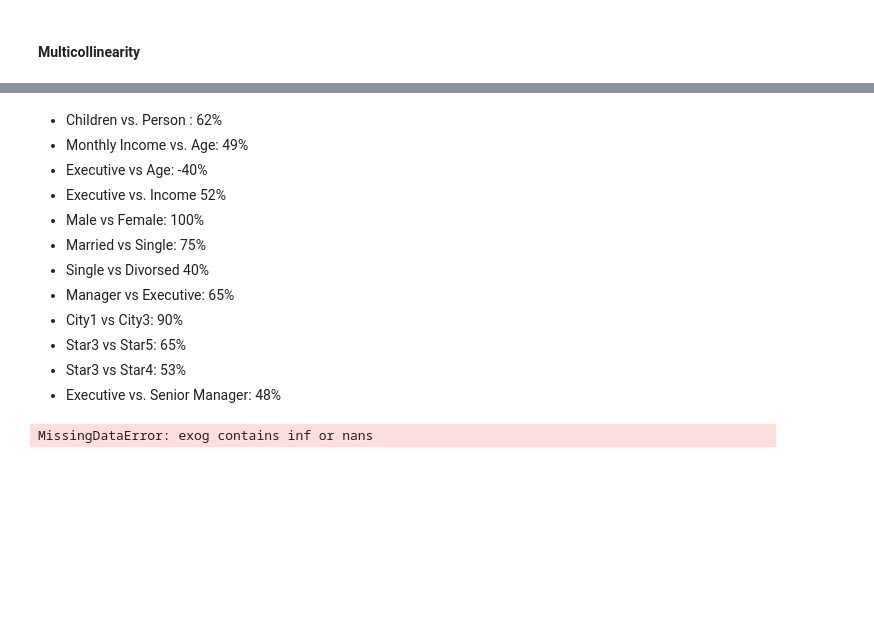
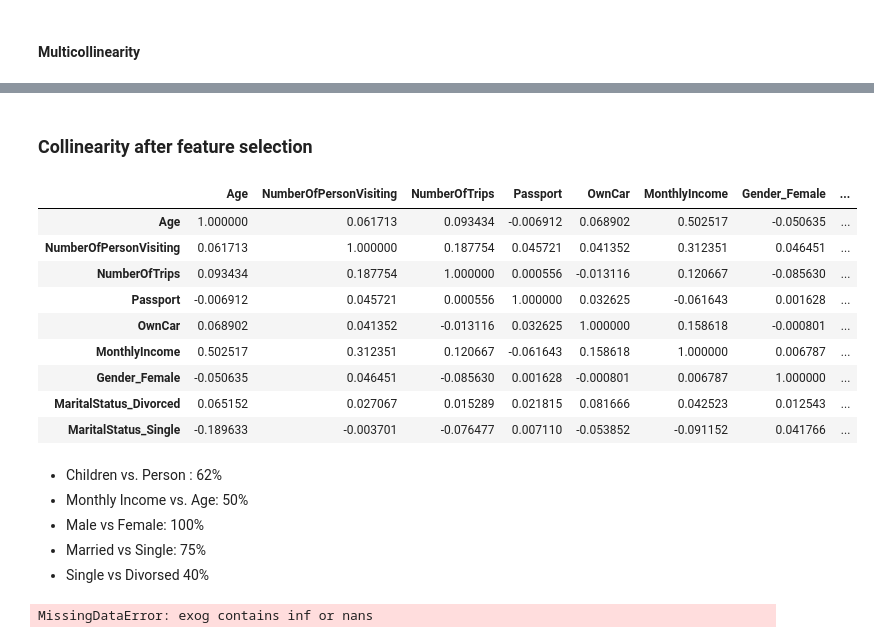
Before and after one commit to chabazite/Tourism_recommendations, a Jupyter notebook: notebooks/3.0_ASI_Modeling.ipynb, the cells around one changed output, grey strips where cells are left out. Drawn from its saved outputs; the diff is of its cells as text; code cells hidden in the pictures; blank space fills up the shorter version.

```diff
--- a/notebooks/3.0_ASI_Modeling.ipynb
+++ b/notebooks/3.0_ASI_Modeling.ipynb
@@ -269,16 +298,27 @@ corr.style.background_gradient(cmap='coolwarm')
+# %%
+X_sig = X_df[['Age', 'NumberOfPersonVisiting', 'NumberOfTrips', 'Passport', 'OwnCar','MonthlyIncome', 'Gender_Female','MaritalStatus_Divorced', 'MaritalStatus_Single']]
+# %% [markdown]
+### Collinearity after feature selection
+# %%
+corr=X_sig.corr()
+corr.style.background_gradient(cmap='coolwarm')
+# %% [output]
+|  | Age | NumberOfPersonVisiting | NumberOfTrips | Passport | OwnCar | MonthlyIncome | Gender_Female | ... |
+| Age | 1.000000 | 0.061713 | 0.093434 | -0.006912 | 0.068902 | 0.502517 | -0.050635 | ... |
+| NumberOfPersonVisiting | 0.061713 | 1.000000 | 0.187754 | 0.045721 | 0.041352 | 0.312351 | 0.046451 | ... |
+| NumberOfTrips | 0.093434 | 0.187754 | 1.000000 | 0.000556 | -0.013116 | 0.120667 | -0.085630 | ... |
+| Passport | -0.006912 | 0.045721 | 0.000556 | 1.000000 | 0.032625 | -0.061643 | 0.001628 | ... |
+| OwnCar | 0.068902 | 0.041352 | -0.013116 | 0.032625 | 1.000000 | 0.158618 | -0.000801 | ... |
+| MonthlyIncome | 0.502517 | 0.312351 | 0.120667 | -0.061643 | 0.158618 | 1.000000 | 0.006787 | ... |
+| Gender_Female | -0.050635 | 0.046451 | -0.085630 | 0.001628 | -0.000801 | 0.006787 | 1.000000 | ... |
+| MaritalStatus_Divorced | 0.065152 | 0.027067 | 0.015289 | 0.021815 | 0.081666 | 0.042523 | 0.012543 | ... |
+| MaritalStatus_Single | -0.189633 | -0.003701 | -0.076477 | 0.007110 | -0.053852 | -0.091152 | 0.041766 | ... |
 # %% [markdown]
 - Children vs. Person : 62%
-- Monthly Income vs. Age: 49%
-- Executive vs Age: -40%
-- Executive vs. Income 52%
+- Monthly Income vs. Age: 50%
 - Male vs Female: 100%
 - Married vs Single: 75%
 - Single vs Divorsed 40%
-- Manager vs Executive: 65%
-- City1 vs City3: 90%
-- Star3 vs Star5: 65%
-- Star3 vs Star4: 53%
-- Executive vs. Senior Manager: 48%
 # %%
 #Compute VIF data for each independent variable
 vif = pd.DataFrame()
```
Also changed, not shown: parts of 7 cells of this notebook.
